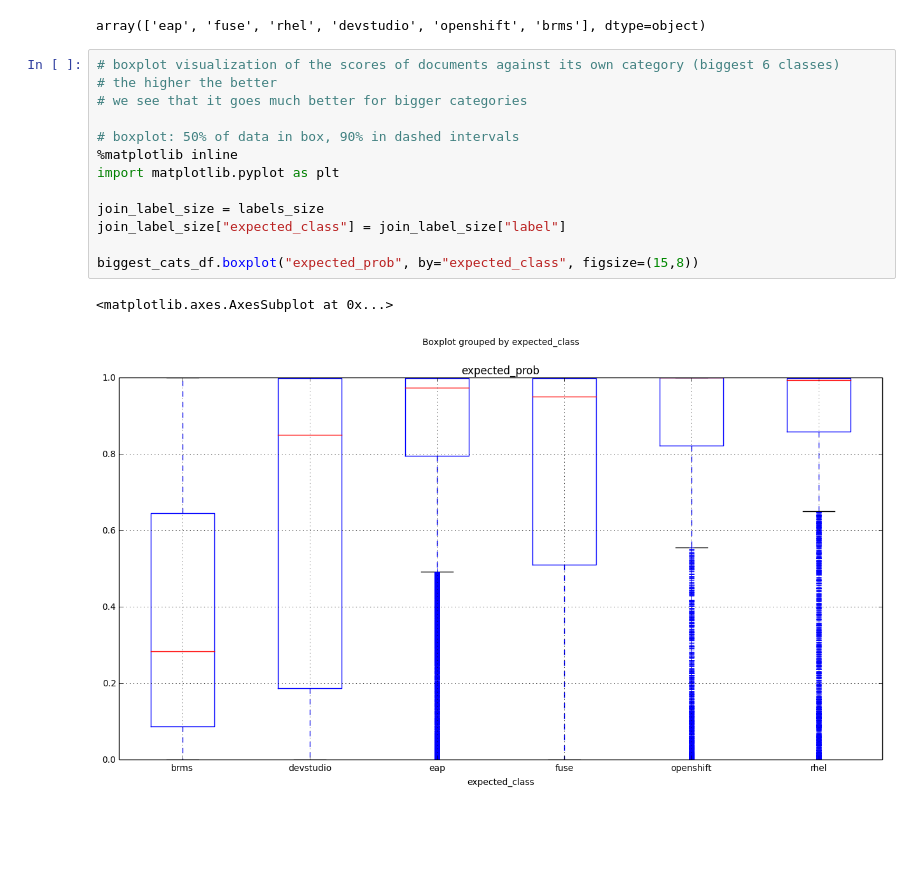
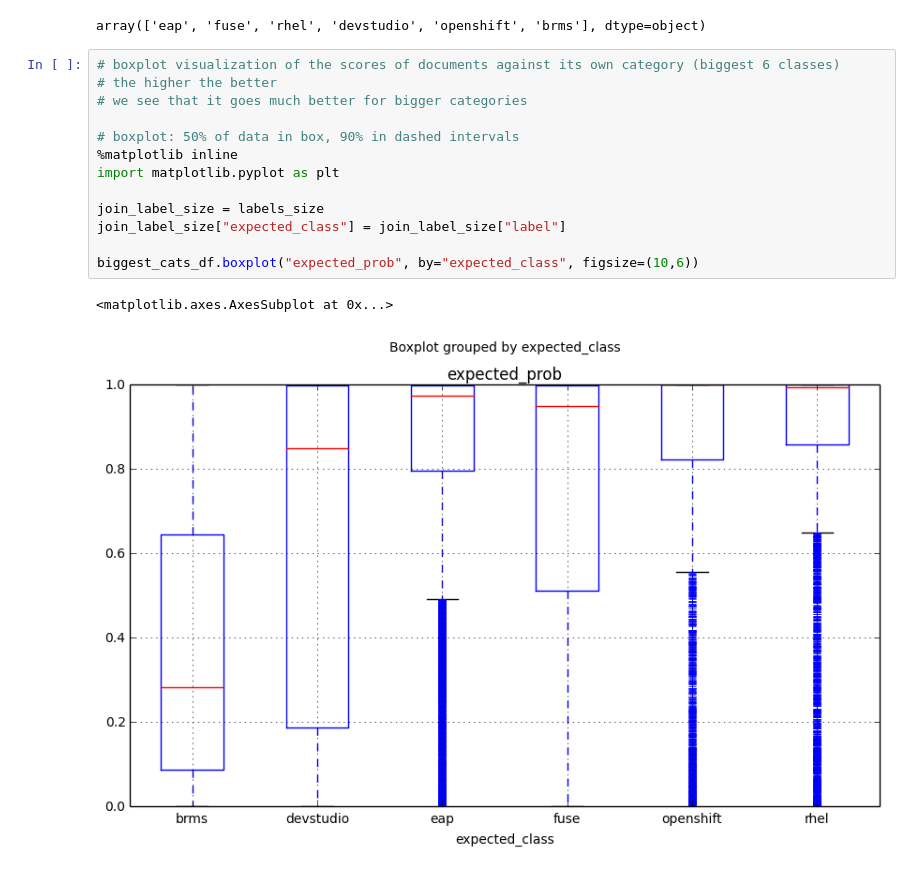
Before and after one commit to searchisko/project-classifier-poc, a Jupyter notebook: classifiers/model/d2v_superior_classifier_neural_nb_evaled.ipynb, the cells around one changed output. Cells and saved outputs as stored; diff of their text form; blank space fills up the shorter version.

Commit message:
Updated graph for classes probs distribution in NN Jupyter demo

```diff
--- a/classifiers/model/d2v_superior_classifier_neural_nb_evaled.ipynb
+++ b/classifiers/model/d2v_superior_classifier_neural_nb_evaled.ipynb
@@ -277,16 +277,16 @@ array(['eap', 'fuse', 'rhel', 'devstudio', 'openshift', 'brms'], dtype=object)
 # %%
 # boxplot visualization of the scores of documents against its own category (biggest 6 classes)
 # the higher the better
 # we see that it goes much better for bigger categories
 
 # boxplot: 50% of data in box, 90% in dashed intervals
 %matplotlib inline
 import matplotlib.pyplot as plt
 
 join_label_size = labels_size
 join_label_size["expected_class"] = join_label_size["label"]
 
-biggest_cats_df.boxplot("expected_prob", by="expected_class", figsize=(15,8))
+biggest_cats_df.boxplot("expected_prob", by="expected_class", figsize=(10,6))
 # %% [output]
 <matplotlib.axes.AxesSubplot at 0x...>
-[figure, old version]
+[figure, new version]
```
